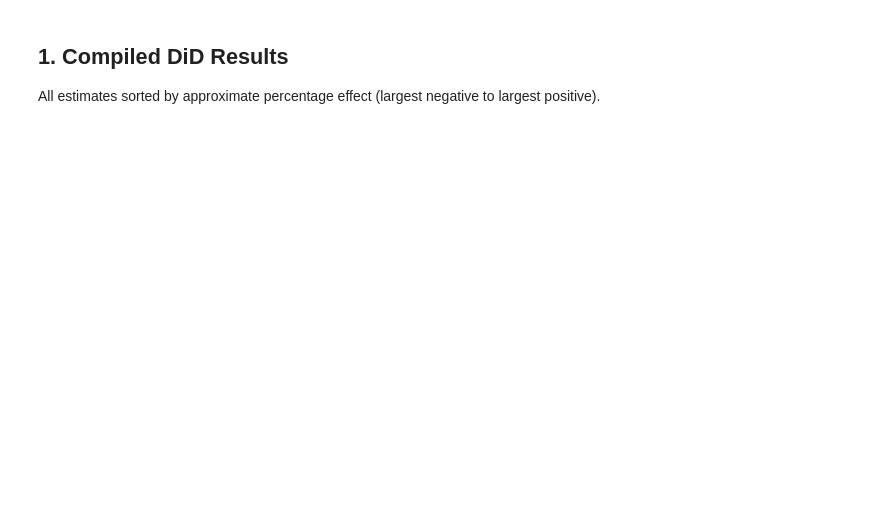
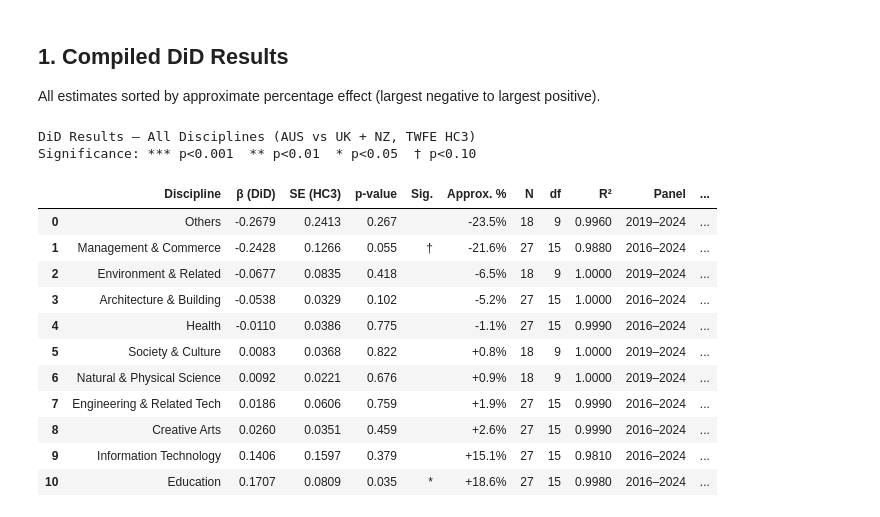
Before and after one commit to epie0003/ECC3479-Project-JRGS, a Jupyter notebook: docs/Regression Analysis/REG All.ipynb, the cells around one changed output. Cells and saved outputs as stored; diff of their text form; code cells hidden in the pictures; blank space fills up the shorter version.

```diff
--- a/docs/Regression Analysis/REG All.ipynb
+++ b/docs/Regression Analysis/REG All.ipynb
@@ -149 +123,52 @@ display(pd.DataFrame(display_rows).reset_index(drop=True))
+# %%
+rows_raw = []
+for label, catkey, start, jrg_type in DISCIPLINES:
+    panel = _build_panel(catkey, start)
+    m = smf.ols('log_enrollments ~ treated + nz_dummy + did + C(year)', data=panel).fit(cov_type='HC3')
+    b  = m.params['did']
+    se = m.bse['did']
+    pv = m.pvalues['did']
+    ci = m.conf_int().loc['did']
+    pct = (np.exp(b) - 1) * 100
+    rows_raw.append({
+        'Discipline': label, 'jrg_type': jrg_type,
+        'beta': b, 'se': se, 'pval': pv, 'pct': pct,
+        'ci_lo': ci[0], 'ci_hi': ci[1],
+        'N': int(m.nobs), 'df': int(m.df_resid), 'r2': m.rsquared, 'panel': f'{start}–2024',
+    })
+
+rows_raw.sort(key=lambda r: r['pct'])
+
+display_rows = [{
+    'Discipline': r['Discipline'],
+    'β (DiD)':    round(r['beta'], 4),
+    'SE (HC3)':   round(r['se'],   4),
+    'p-value':    '<0.001' if r['pval'] < 0.001 else f"{r['pval']:.3f}",
+    'Sig.':       _sig_stars(r['pval']),
+    'Approx. %':  f"{r['pct']:+.1f}%",
+    'N':          r['N'],
+    'df':         r['df'],
+    'R²':         round(r['r2'], 3),
+    'Panel':      r['panel'],
+    'JRG type':   r['jrg_type'],
+} for r in rows_raw]
+
+print('DiD Results — All Disciplines (AUS vs UK + NZ, TWFE HC3)')
+print('Significance: *** p<0.001  ** p<0.01  * p<0.05  † p<0.10')
+display(pd.DataFrame(display_rows).reset_index(drop=True))
+# %% [output]
+DiD Results — All Disciplines (AUS vs UK + NZ, TWFE HC3)
+Significance: *** p<0.001  ** p<0.01  * p<0.05  † p<0.10
+|  | Discipline | β (DiD) | SE (HC3) | p-value | Sig. | Approx. % | N | df | R² | Panel | ... |
+| 0 | Others | -0.2679 | 0.2413 | 0.267 |  | -23.5% | 18 | 9 | 0.9960 | 2019–2024 | ... |
+| 1 | Management & Commerce | -0.2428 | 0.1266 | 0.055 | † | -21.6% | 27 | 15 | 0.9880 | 2016–2024 | ... |
+| 2 | Environment & Related | -0.0677 | 0.0835 | 0.418 |  | -6.5% | 18 | 9 | 1.0000 | 2019–2024 | ... |
+| 3 | Architecture & Building | -0.0538 | 0.0329 | 0.102 |  | -5.2% | 27 | 15 | 1.0000 | 2016–2024 | ... |
+| 4 | Health | -0.0110 | 0.0386 | 0.775 |  | -1.1% | 27 | 15 | 0.9990 | 2016–2024 | ... |
+| 5 | Society & Culture | 0.0083 | 0.0368 | 0.822 |  | +0.8% | 18 | 9 | 1.0000 | 2019–2024 | ... |
+| 6 | Natural & Physical Science | 0.0092 | 0.0221 | 0.676 |  | +0.9% | 18 | 9 | 1.0000 | 2019–2024 | ... |
+| 7 | Engineering & Related Tech | 0.0186 | 0.0606 | 0.759 |  | +1.9% | 27 | 15 | 0.9990 | 2016–2024 | ... |
+| 8 | Creative Arts | 0.0260 | 0.0351 | 0.459 |  | +2.6% | 27 | 15 | 0.9990 | 2016–2024 | ... |
+| 9 | Information Technology | 0.1406 | 0.1597 | 0.379 |  | +15.1% | 27 | 15 | 0.9810 | 2016–2024 | ... |
+| 10 | Education | 0.1707 | 0.0809 | 0.035 | * | +18.6% | 27 | 15 | 0.9980 | 2016–2024 | ... |
 # %% [markdown]
```
Also changed, not shown: parts of 13 cells of this notebook, 25 other files.
